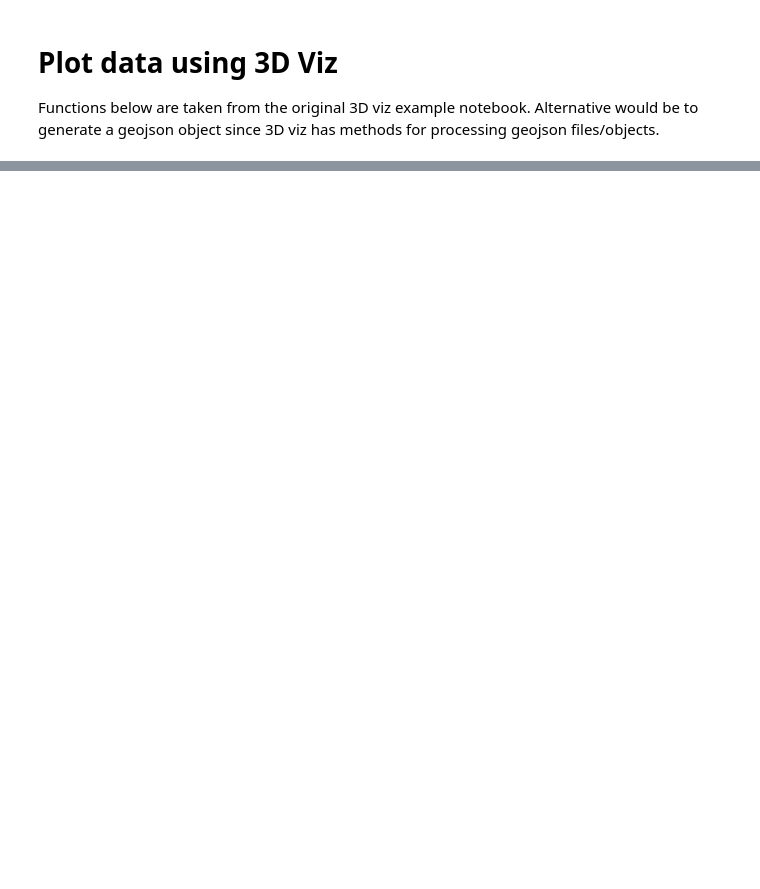
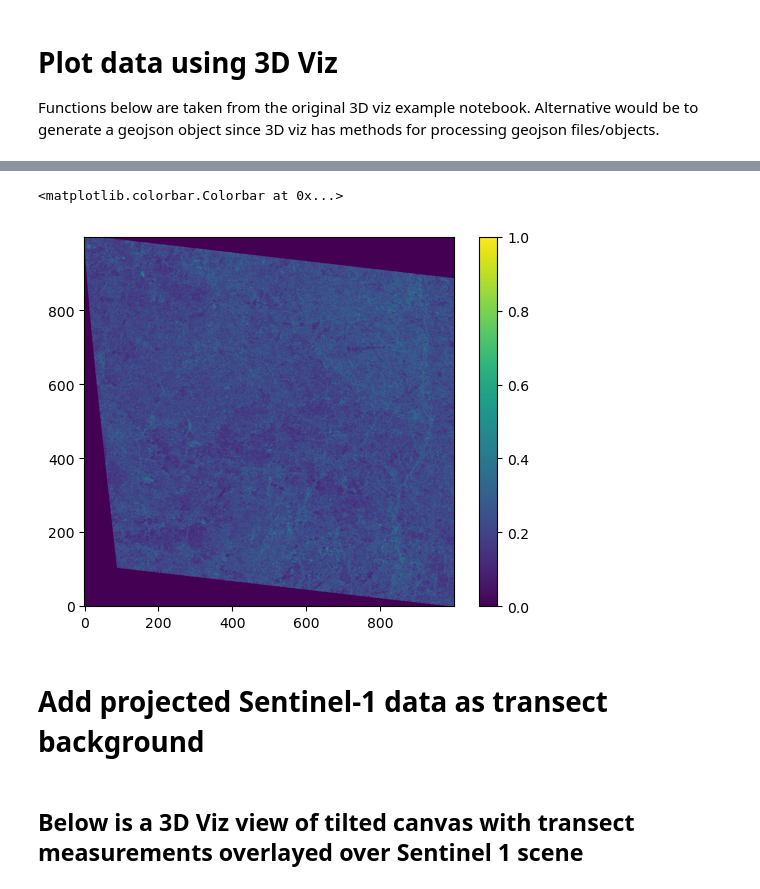
Before and after one commit to ykern/public-notebooks, a Jupyter notebook: polona_itkin_als-3dviz/transect_visualization.ipynb, the cells around one changed output, grey strips where cells are left out. Cells and saved outputs as stored; diff of their text form; code cells hidden in the pictures; blank space fills up the shorter version.

Commit message:
Completed notebook with S-1 data plotting illustration

```diff
--- a/polona_itkin_als-3dviz/transect_visualization.ipynb
+++ b/polona_itkin_als-3dviz/transect_visualization.ipynb
@@ -177,0 +150,8 @@ plt.show()
+# %%
+df = pandas.read_csv("data/S1_20200313T114854_intensityHH_latlon.txt", skipinitialspace=True)
+data = df["Intensity HH (dB)"].to_numpy()
+# y dimension was guess by looking at the location of the drops of the monotonously rising longitude values
+shape = (1763, int(df.Lat.shape[0]/1763))
+lats = df.Lat.to_numpy().reshape(shape)
+lons = df.Lon.to_numpy().reshape(shape)
+data = df["Intensity HH (dB)"].to_numpy().reshape(shape)
@@ -177,0 +163,19 @@ plt.show()
+# %%
+from pyproj import CRS, Transformer
+transformer = Transformer.from_crs(4326, 32633, always_xy=True)
+lonx, latx = transformer.transform(lons, lats)
+swath_def = geometry.SwathDefinition(lats=lats.ravel(), lons=lons.ravel())
+area_def = geometry.AreaDefinition.from_extent(
+    "ALS",
+    32633,
+    (2000,2000),
+    (
+        lonx[0,0], latx[0,0],
+        lonx[1762,1958], latx[1762,1958]
+    )
+)
+data_res = kd_tree.resample_gauss(swath_def, data.ravel(), area_def, radius_of_influence=1000, sigmas=5)
+plt.imshow((res-res.min())/(res.max()-res.min()), origin='lower'); plt.colorbar()
+# %% [output]
+<matplotlib.colorbar.Colorbar at 0x...>
+[figure, added]
@@ -177,0 +188,2 @@ plt.show()
+# %% [markdown]
+# Add projected Sentinel-1 data as transect background
@@ -177,0 +204,2 @@ plt.show()
+# %% [markdown]
+## Below is a 3D Viz view of tilted canvas with transect measurements overlayed over Sentinel 1 scene
```
Also changed, not shown: parts of 24 cells of this notebook, 3 other files.
